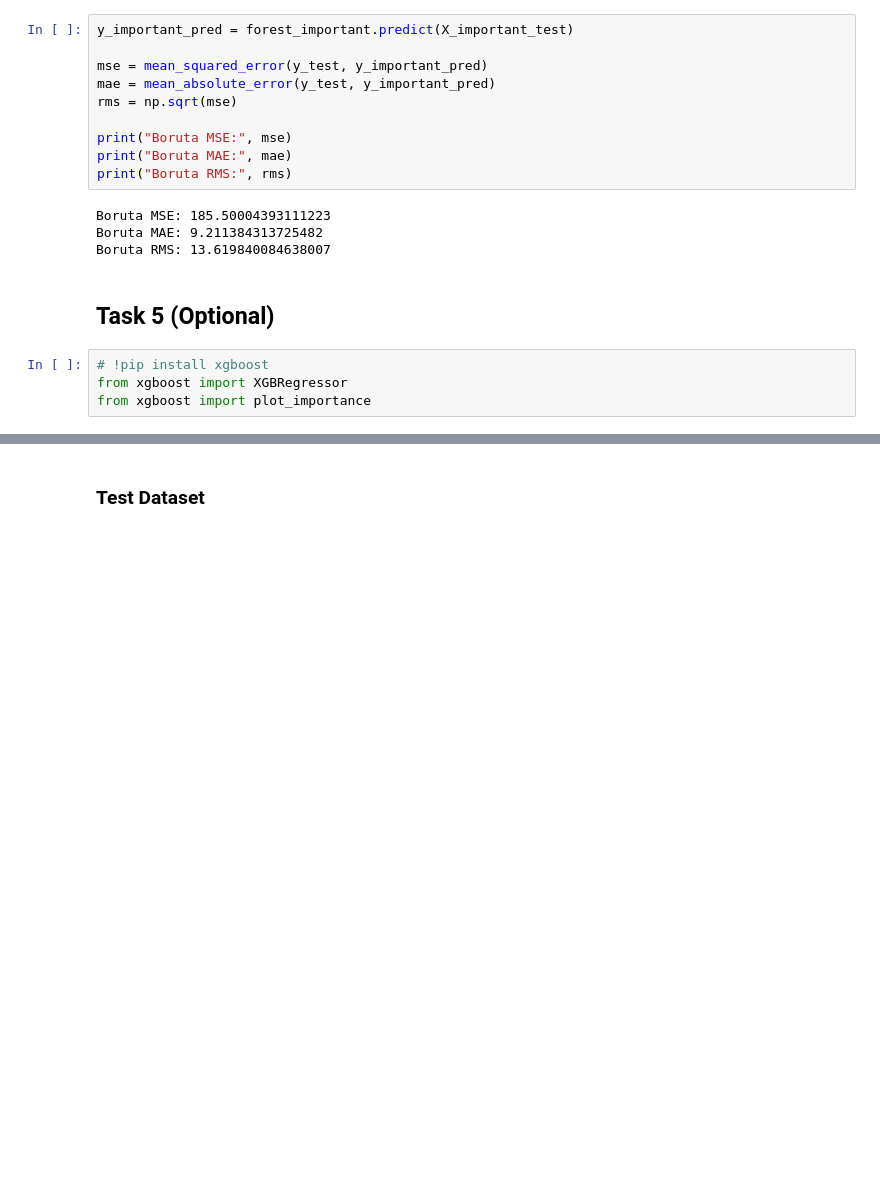
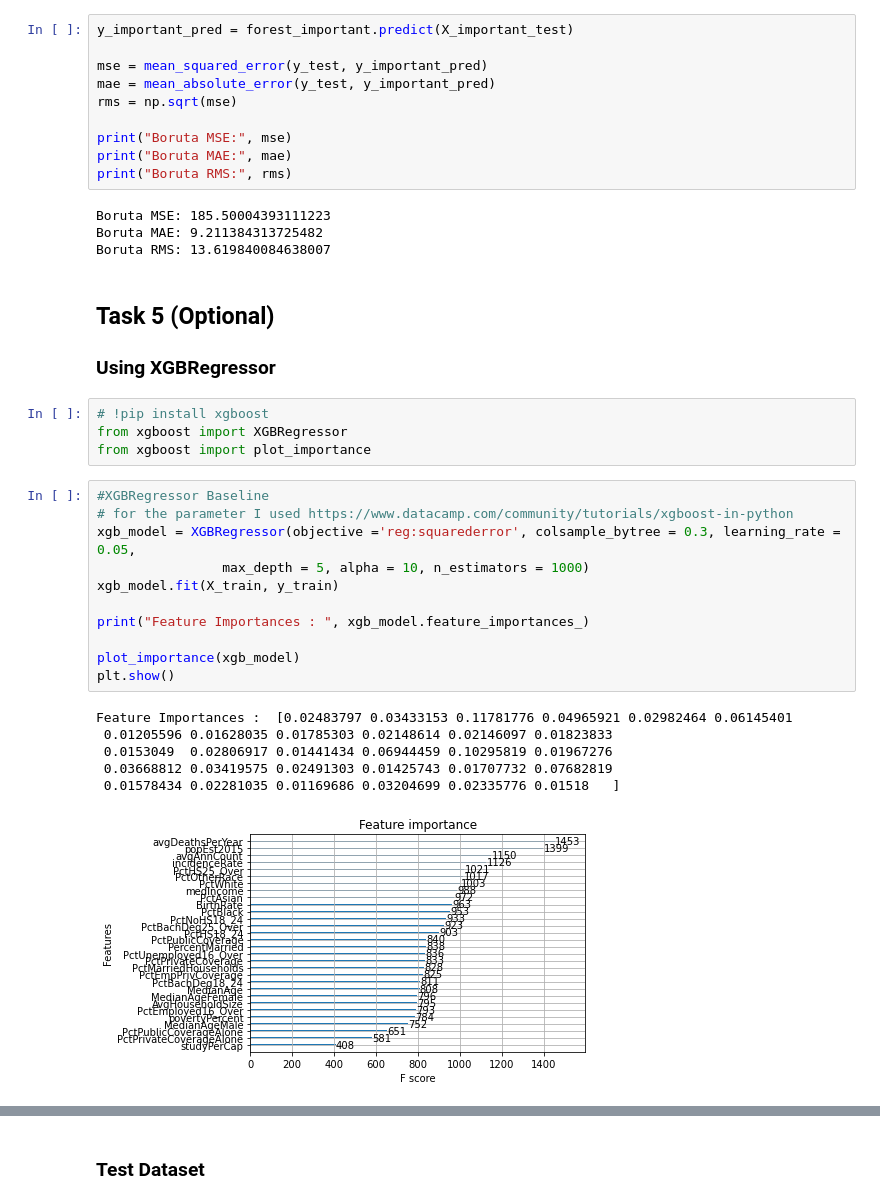
Before and after one commit to rainbowmoonlight/Dphi_Projects, a Jupyter notebook: 03 Cancer Death Rate Prediction.ipynb, the cells around one changed output, grey strips where cells are left out. Cells and saved outputs as stored; diff of their text form; blank space fills up the shorter version.

```diff
--- a/03 Cancer Death Rate Predictions.ipynb
+++ b/03 Cancer Death Rate Prediction.ipynb
@@ -520,8 +503,27 @@ Boruta MAE: 9.211384313725482
 Boruta RMS: 13.619840084638007
 # %% [markdown]
 ## Task 5 (Optional)
+### Using XGBRegressor
 # %%
 # !pip install xgboost
 from xgboost import XGBRegressor
 from xgboost import plot_importance
+# %%
+#XGBRegressor Baseline
+# for the parameter I used https://www.datacamp.com/community/tutorials/xgboost-in-python
+xgb_model = XGBRegressor(objective ='reg:squarederror', colsample_bytree = 0.3, learning_rate = 0.05,
+                max_depth = 5, alpha = 10, n_estimators = 1000)
+xgb_model.fit(X_train, y_train)
+
+print("Feature Importances : ", xgb_model.feature_importances_)
+
+plot_importance(xgb_model)
+plt.show()
+# %% [output]
+Feature Importances :  [0.02483797 0.03433153 0.11781776 0.04965921 0.02982464 0.06145401
+ 0.01205596 0.01628035 0.01785303 0.02148614 0.02146097 0.01823833
+ 0.0153049  0.02806917 0.01441434 0.06944459 0.10295819 0.01967276
+ 0.03668812 0.03419575 0.02491303 0.01425743 0.01707732 0.07682819
+ 0.01578434 0.02281035 0.01169686 0.03204699 0.02335776 0.01518   ]
+[figure, added]
 # %%
```
Also changed, not shown: parts of 26 cells of this notebook.
